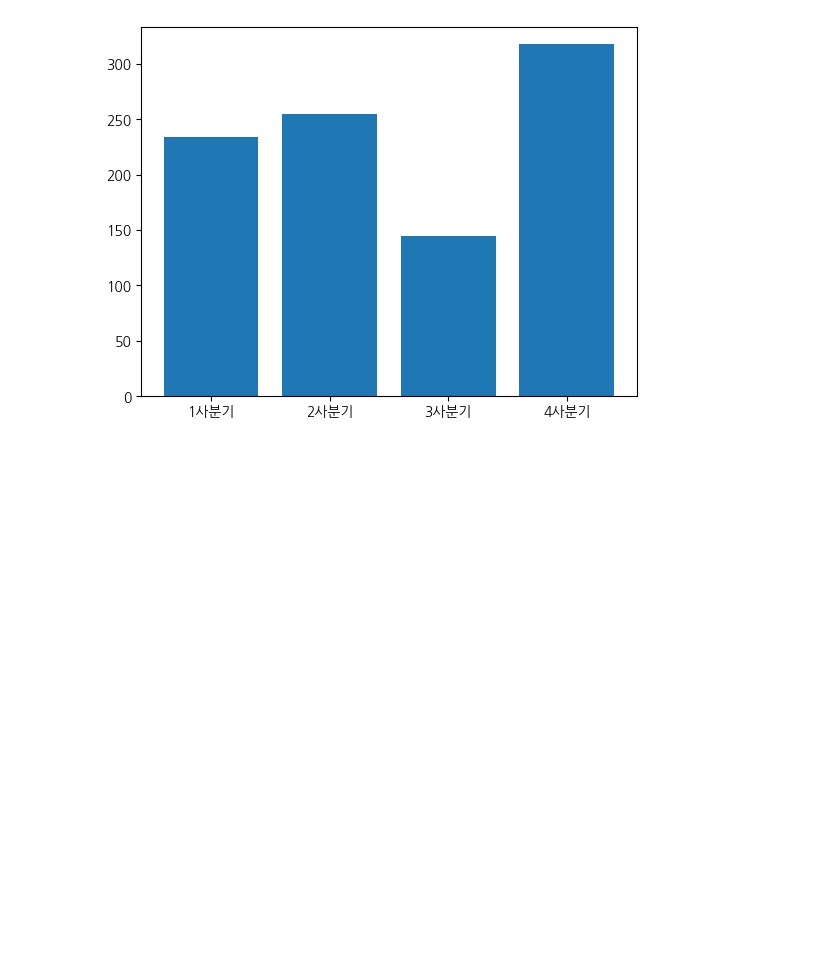
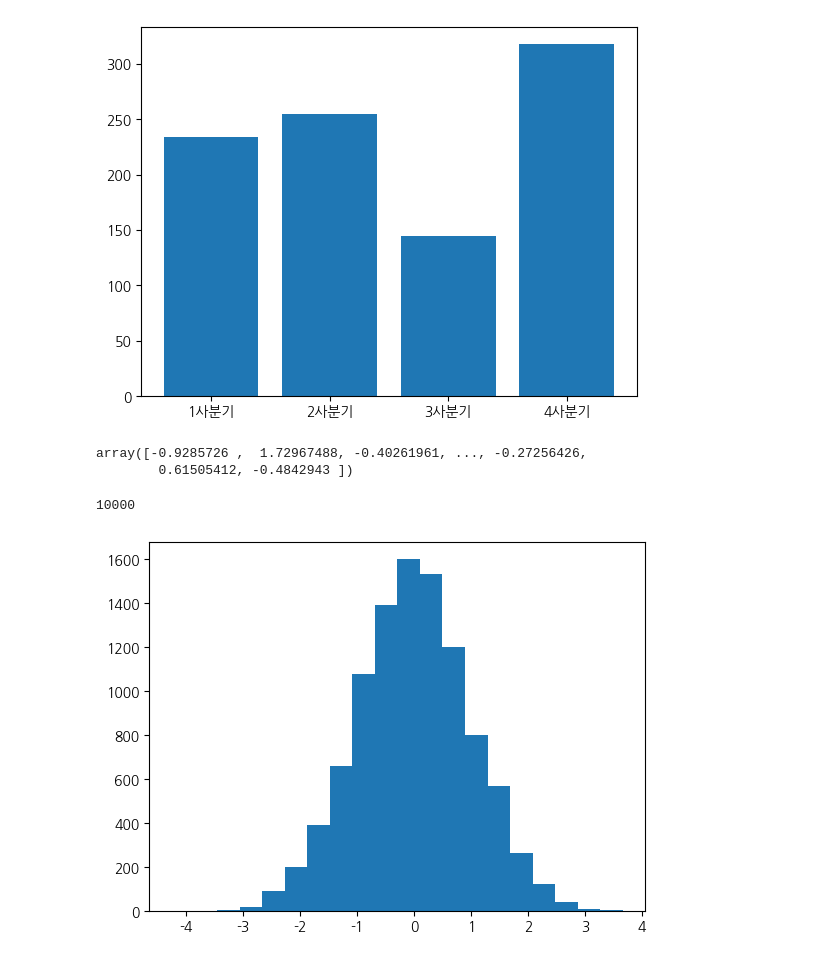
Before and after one commit to hayaboy/ADP_Practical_Exam, a Jupyter notebook: 시각화기초_한글폰트_구글드라이브연동.ipynb, the cells around one changed output. Saved outputs shown, nothing was run; the diff lists cells and outputs as text; code cells hidden in the pictures; blank space fills up the shorter version.

```diff
--- a/시각화기초_한글폰트_구글드라이브연동.ipynb
+++ b/시각화기초_한글폰트_구글드라이브연동.ipynb
@@ -149,3 +149,19 @@ plt.bar(x,y)
 plt.show()
 # %% [output]
 [figure]
+# %%
+x=np.random.randn(10000)
+# %%
+x
+# %% [output]
+array([-0.9285726 ,  1.72967488, -0.40261961, ..., -0.27256426,
+        0.61505412, -0.4842943 ])
+# %%
+len(x)
+# %% [output]
+10000
+# %%
+plt.hist(x, bins=20)
+plt.show()
+# %% [output]
+[figure, added]
```
Also changed, not shown: parts of 5 cells of this notebook.
